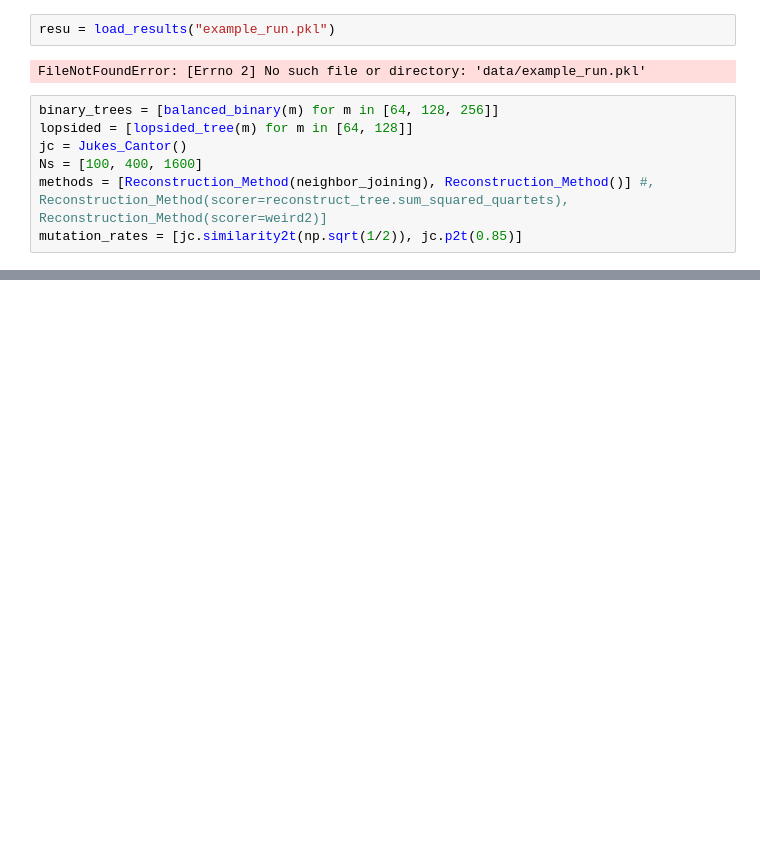
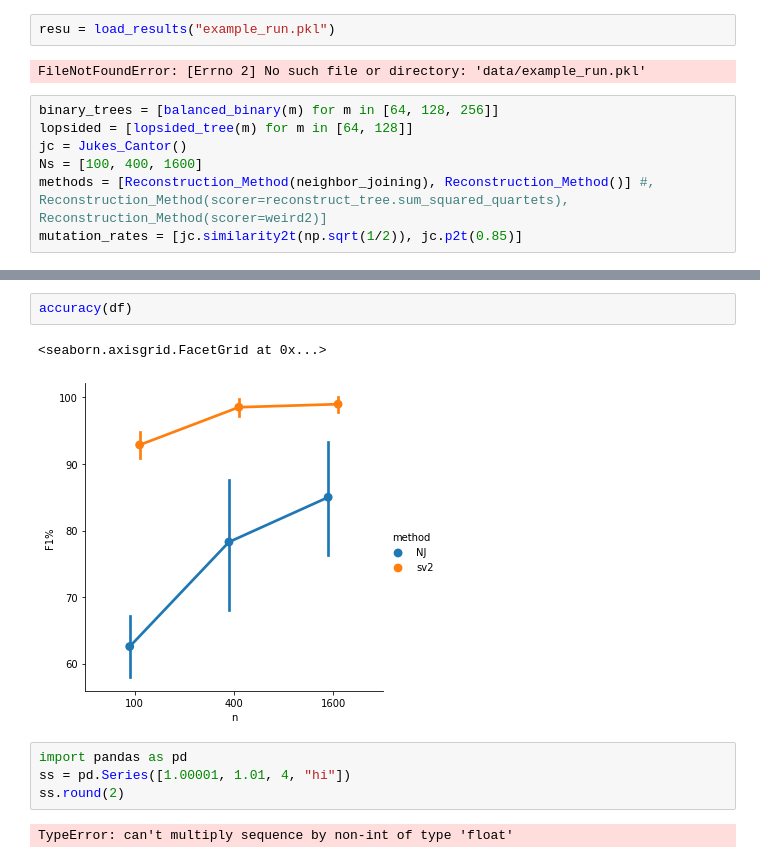
Before and after one commit to NoahAmsel/spectral-tree-inference, a Jupyter notebook: Examples.ipynb, the cells around one changed output, grey strips where cells are left out. Saved outputs shown, nothing was run; the diff lists cells and outputs as text; blank space fills up the shorter version.

```diff
--- a/Examples.ipynb
+++ b/Examples.ipynb
@@ -162,0 +121,11 @@ r2.distance
+# %%
+accuracy(df)
+# %% [output]
+<seaborn.axisgrid.FacetGrid at 0x...>
+[figure, added]
+# %%
+import pandas as pd
+ss = pd.Series([1.00001, 1.01, 4, "hi"])
+ss.round(2)
+# %% [output]
+TypeError: can't multiply sequence by non-int of type 'float'
```
Also changed, not shown: parts of 17 cells of this notebook, 2 other files.
